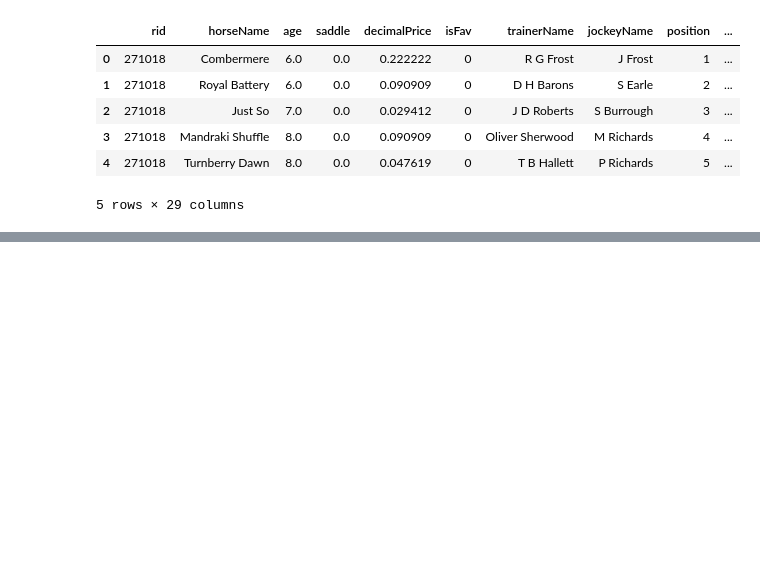
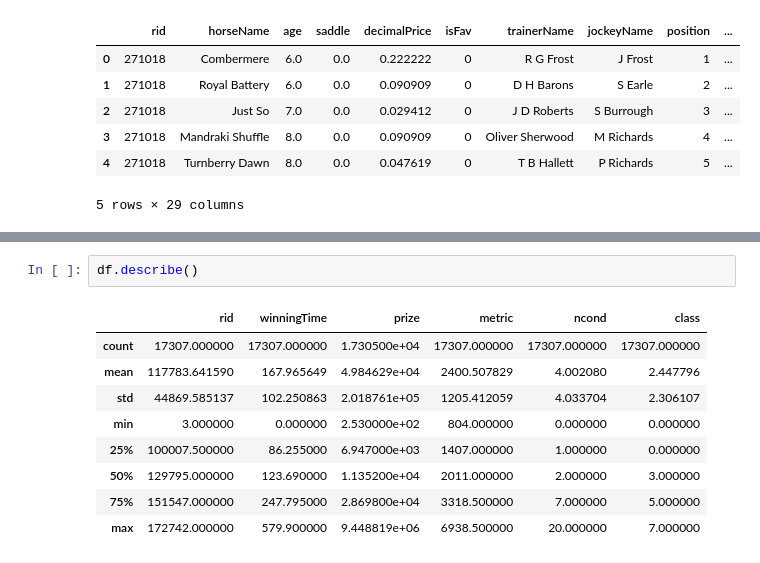
Before and after one commit to SriRamK345/Horse_Race_Predection, a Jupyter notebook: Horse_Race_Predection.ipynb, the cells around one changed output, grey strips where cells are left out. Saved outputs shown, nothing was run; the diff lists cells and outputs as text; blank space fills up the shorter version.

```diff
--- a/Horse_Race_Predection.ipynb
+++ b/Horse_Race_Predection.ipynb
@@ -57,0 +100,12 @@ races_df.head()
+# %%
+df.describe()
+# %% [output]
+|  | rid | winningTime | prize | metric | ncond | class |
+| count | 17307.000000 | 17307.000000 | 1.730500e+04 | 17307.000000 | 17307.000000 | 17307.000000 |
+| mean | 117783.641590 | 167.965649 | 4.984629e+04 | 2400.507829 | 4.002080 | 2.447796 |
+| std | 44869.585137 | 102.250863 | 2.018761e+05 | 1205.412059 | 4.033704 | 2.306107 |
+| min | 3.000000 | 0.000000 | 2.530000e+02 | 804.000000 | 0.000000 | 0.000000 |
+| 25% | 100007.500000 | 86.255000 | 6.947000e+03 | 1407.000000 | 1.000000 | 0.000000 |
+| 50% | 129795.000000 | 123.690000 | 1.135200e+04 | 2011.000000 | 2.000000 | 3.000000 |
+| 75% | 151547.000000 | 247.795000 | 2.869800e+04 | 3318.500000 | 7.000000 | 5.000000 |
+| max | 172742.000000 | 579.900000 | 9.448819e+06 | 6938.500000 | 20.000000 | 7.000000 |
```
Also changed, not shown: parts of 13 cells of this notebook.
